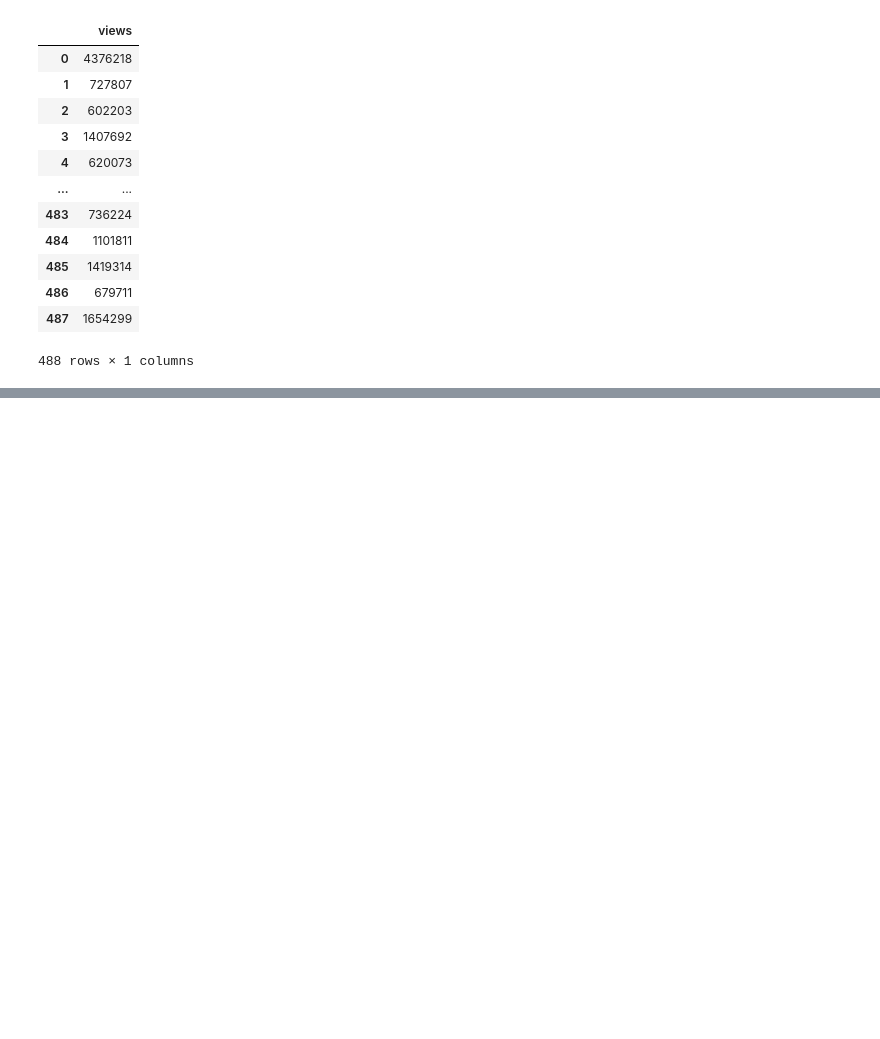
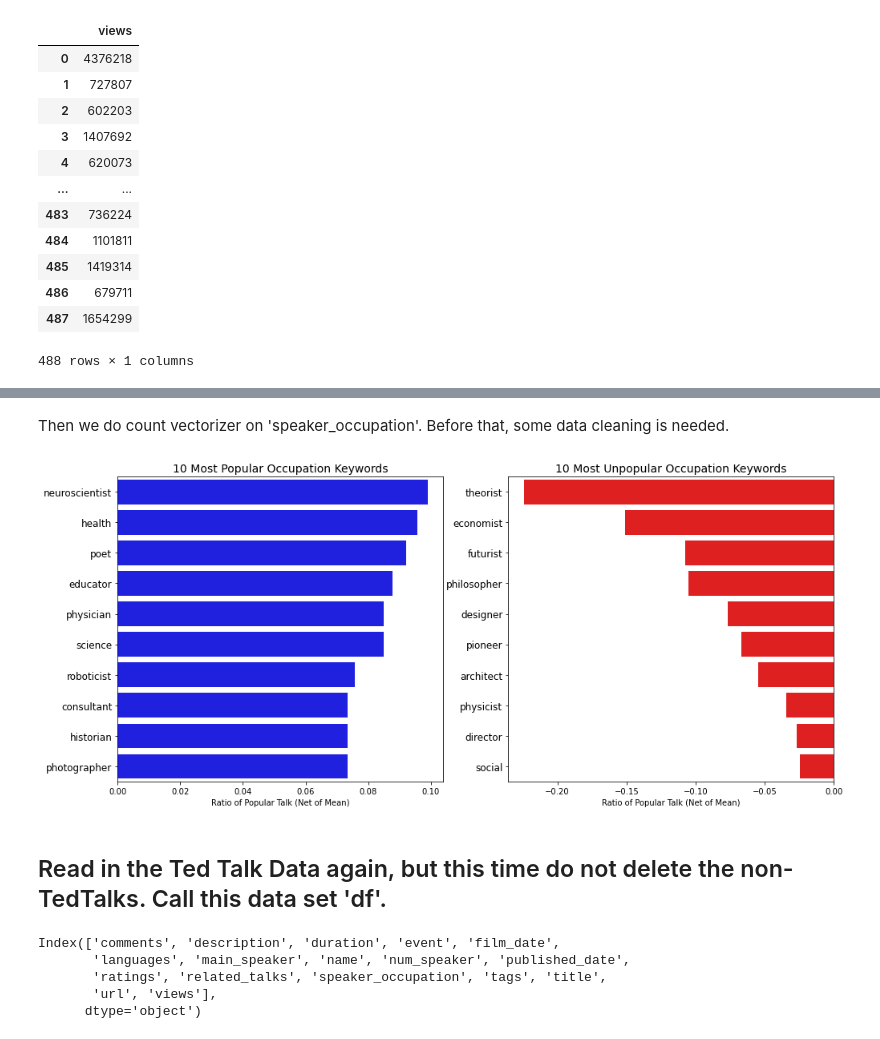
Before and after one commit to FaizanKhalidMohsin/DeepLearningResearch_EffectofHiddenLayers, a Jupyter notebook: mnn/5_Faizan_TedTalk_mdnn.ipynb, the cells around one changed output, grey strips where cells are left out. Cells and saved outputs as stored; diff of their text form; code cells hidden in the pictures; blank space fills up the shorter version.

```diff
--- a/mnn/5_Faizan_TedTalk_mdnn.ipynb
+++ b/mnn/5_Faizan_TedTalk_mdnn.ipynb
@@ -88,0 +184,46 @@ We need to create dummy variables for the variables that should be categorical v
+# %% [markdown]
+Then we do count vectorizer on 'speaker_occupation'. Before that, some data cleaning is needed.
+# %%
+
+ted.loc[:,'occ'] = ted.speaker_occupation.copy()
+ted.occ = ted.occ.fillna('Unknown')
+ted.occ = ted.occ.str.replace('singer/songwriter', 'singer, songwriter')
+ted.occ = ted.occ.str.replace('singer-songwriter', 'singer, songwriter')
+count_vector2 = CountVectorizer(stop_words='english', min_df=20/len(ted))
+occ_array = count_vector2.fit_transform(ted.occ).toarray()
+occ_matrix = pd.DataFrame(occ_array, columns = count_vector2.get_feature_names())
+all_occ = occ_matrix.columns
+occ_matrix = pd.concat([occ_matrix, ted.Popular], axis=1)
+by_occ = dict()
+for col in all_occ:
+    by_occ[col]=occ_matrix.groupby(col)['Popular'].mean()[1] - overall_mean_popular
+occ_rank = pd.DataFrame.from_dict(by_occ, orient='index')
+occ_rank.columns = ['pop_rate_diff']
+
+plt.figure(figsize=(16,7))
+plt.subplot(121)
+bar_2 = occ_rank.sort_values(by='pop_rate_diff', ascending=False)[:10]
+sns.barplot(x=bar_2.pop_rate_diff, y=bar_2.index, color='blue')
+plt.title('10 Most Popular Occupation Keywords', fontsize=14)
+plt.xlabel('Ratio of Popular Talk (Net of Mean)')
+plt.yticks(fontsize=12)
+plt.subplot(122)
+bar_1 = occ_rank.sort_values(by='pop_rate_diff')[:10]
+sns.barplot(x=bar_1.pop_rate_diff, y=bar_1.index, color='red')
+plt.title('10 Most Unpopular Occupation Keywords', fontsize=14)
+plt.xlabel('Ratio of Popular Talk (Net of Mean)')
+plt.yticks(fontsize=12)
+plt.show()
+# %% [output]
+[figure, added]
+# %% [markdown]
+## Read in the Ted Talk Data again, but this time do not delete the non-TedTalks. Call this data set 'df'.
+# %%
+df = pd.read_csv("../Data/ted_main.csv")
+df.columns
+# %% [output]
+Index(['comments', 'description', 'duration', 'event', 'film_date',
+       'languages', 'main_speaker', 'name', 'num_speaker', 'published_date',
+       'ratings', 'related_talks', 'speaker_occupation', 'tags', 'title',
+       'url', 'views'],
+      dtype='object')
```
Also changed, not shown: parts of 36 cells of this notebook, 6 other files.
